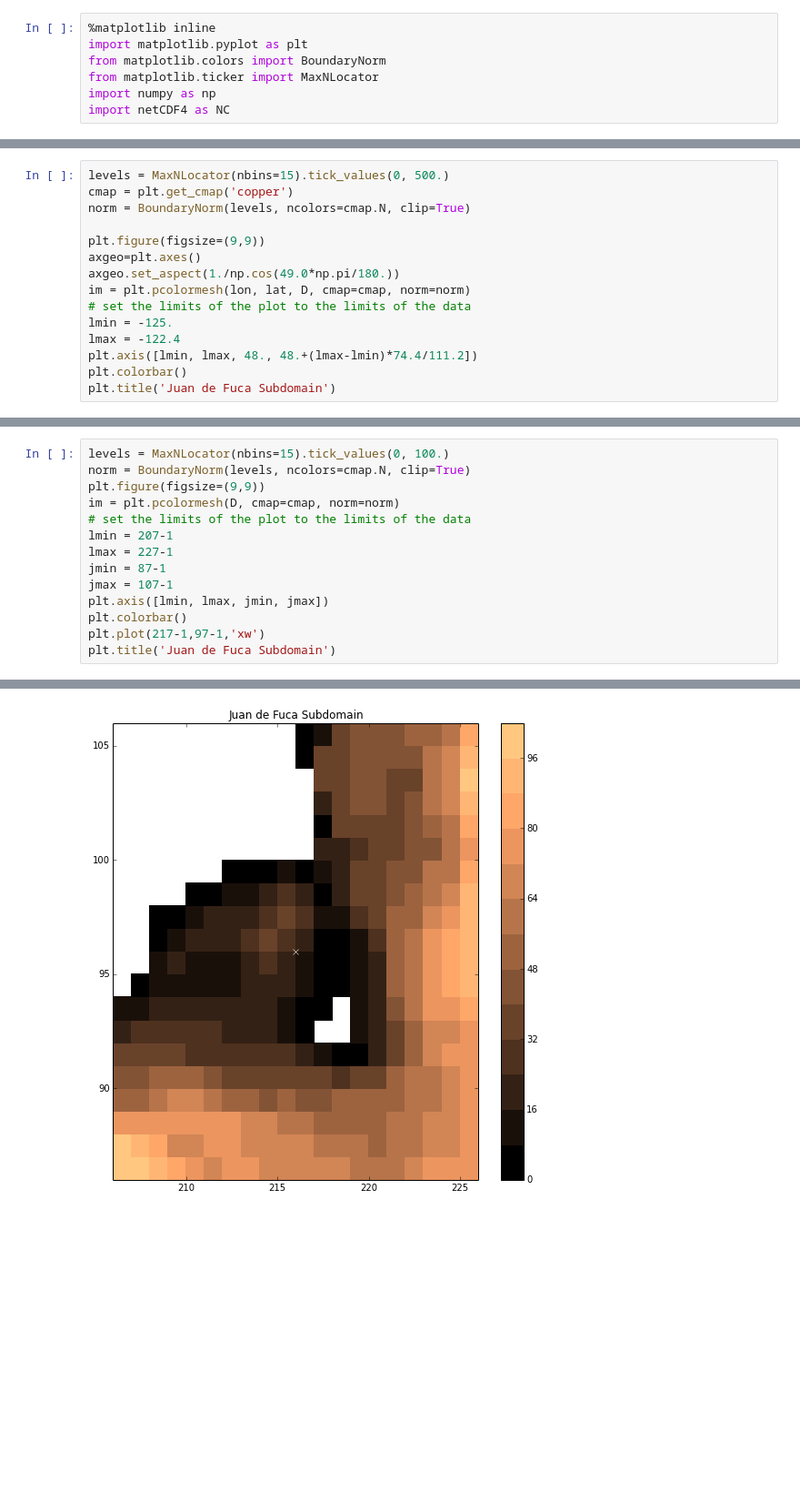
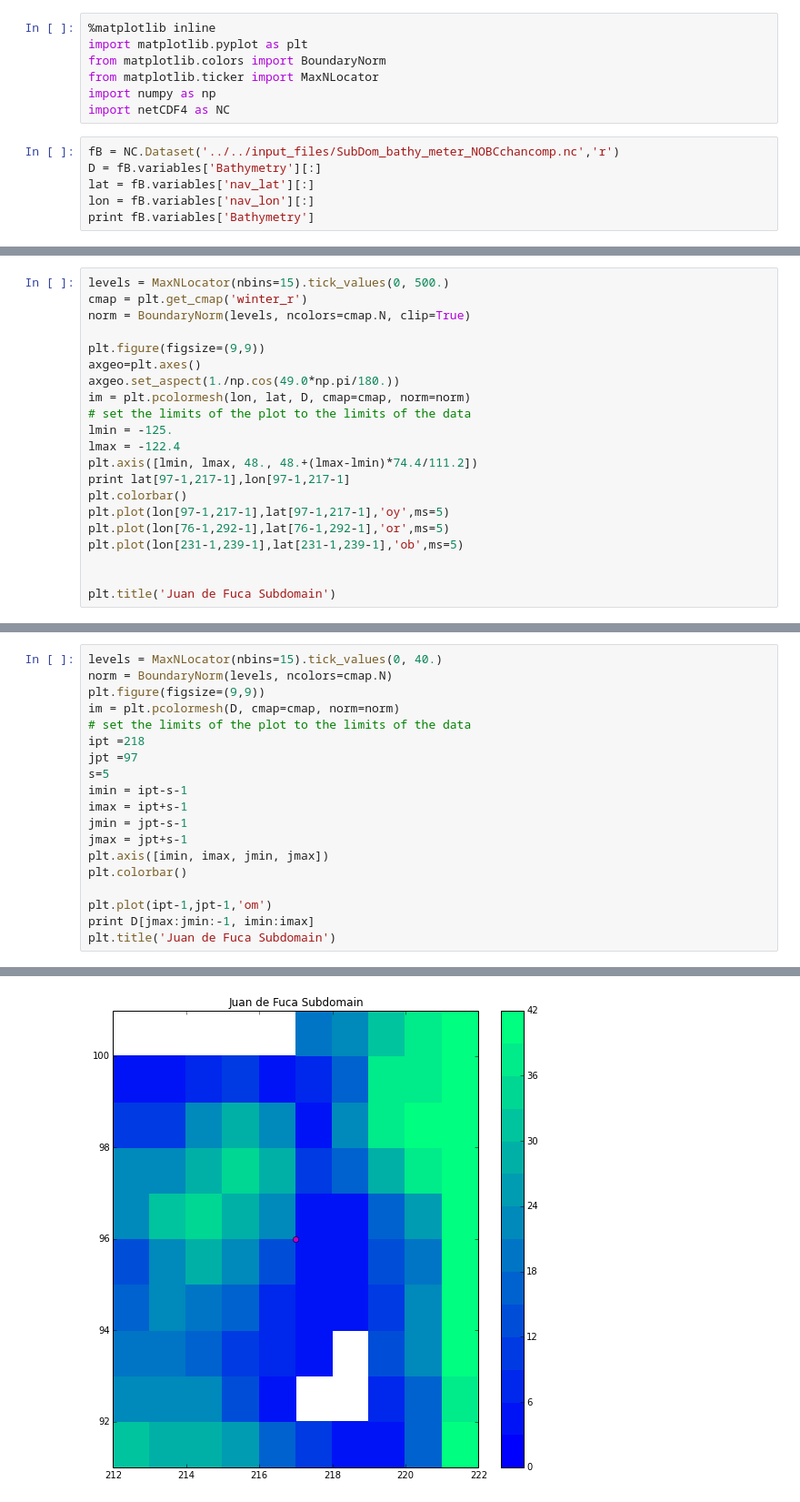
Before and after one commit to SalishSeaCast/tools, a Jupyter notebook: I_ForcingFiles/Open Boundary.ipynb, the cells around one changed output, grey strips where cells are left out. Shown: that part at 91% size. Saved outputs shown, nothing was run; the diff lists cells and outputs as text; blank space fills up the shorter version.

Commit message:
Really now a bathymetry plotter.

```diff
--- a/I_ForcingFiles/Open Boundary.ipynb
+++ b/I_ForcingFiles/Open Boundary.ipynb
@@ -5,3 +5,9 @@ from matplotlib.colors import BoundaryNorm
 from matplotlib.ticker import MaxNLocator
 import numpy as np
 import netCDF4 as NC
+# %%
+fB = NC.Dataset('../../input_files/SubDom_bathy_meter_NOBCchancomp.nc','r')
+D = fB.variables['Bathymetry'][:]
+lat = fB.variables['nav_lat'][:]
+lon = fB.variables['nav_lon'][:]
+print fB.variables['Bathymetry']
@@ -8,6 +21,6 @@ import netCDF4 as NC
 # %%
 levels = MaxNLocator(nbins=15).tick_values(0, 500.)
-cmap = plt.get_cmap('copper')
+cmap = plt.get_cmap('winter_r')
 norm = BoundaryNorm(levels, ncolors=cmap.N, clip=True)
 
 plt.figure(figsize=(9,9))
@@ -18,6 +31,12 @@ im = plt.pcolormesh(lon, lat, D, cmap=cmap, norm=norm)
 lmin = -125.
 lmax = -122.4
 plt.axis([lmin, lmax, 48., 48.+(lmax-lmin)*74.4/111.2])
+print lat[97-1,217-1],lon[97-1,217-1]
 plt.colorbar()
+plt.plot(lon[97-1,217-1],lat[97-1,217-1],'oy',ms=5)
+plt.plot(lon[76-1,292-1],lat[76-1,292-1],'or',ms=5)
+plt.plot(lon[231-1,239-1],lat[231-1,239-1],'ob',ms=5)
+
+
 plt.title('Juan de Fuca Subdomain')
 # %% [output]
@@ -26,15 +46,20 @@ plt.title('Juan de Fuca Subdomain')
 # %%
-levels = MaxNLocator(nbins=15).tick_values(0, 100.)
-norm = BoundaryNorm(levels, ncolors=cmap.N, clip=True)
+levels = MaxNLocator(nbins=15).tick_values(0, 40.)
+norm = BoundaryNorm(levels, ncolors=cmap.N)
 plt.figure(figsize=(9,9))
 im = plt.pcolormesh(D, cmap=cmap, norm=norm)
 # set the limits of the plot to the limits of the data
-lmin = 207-1
-lmax = 227-1
-jmin = 87-1
-jmax = 107-1
-plt.axis([lmin, lmax, jmin, jmax])
+ipt =218
+jpt =97
+s=5
+imin = ipt-s-1
+imax = ipt+s-1
+jmin = jpt-s-1
+jmax = jpt+s-1
+plt.axis([imin, imax, jmin, jmax])
 plt.colorbar()
-plt.plot(217-1,97-1,'xw')
+
+plt.plot(ipt-1,jpt-1,'om')
+print D[jmax:jmin:-1, imin:imax]
 plt.title('Juan de Fuca Subdomain')
 # %% [output]
@@ -42 +77 @@ plt.title('Juan de Fuca Subdomain')
-[figure, old version]
+[figure, new version]
```
Also changed, not shown: parts of 6 cells of this notebook.
